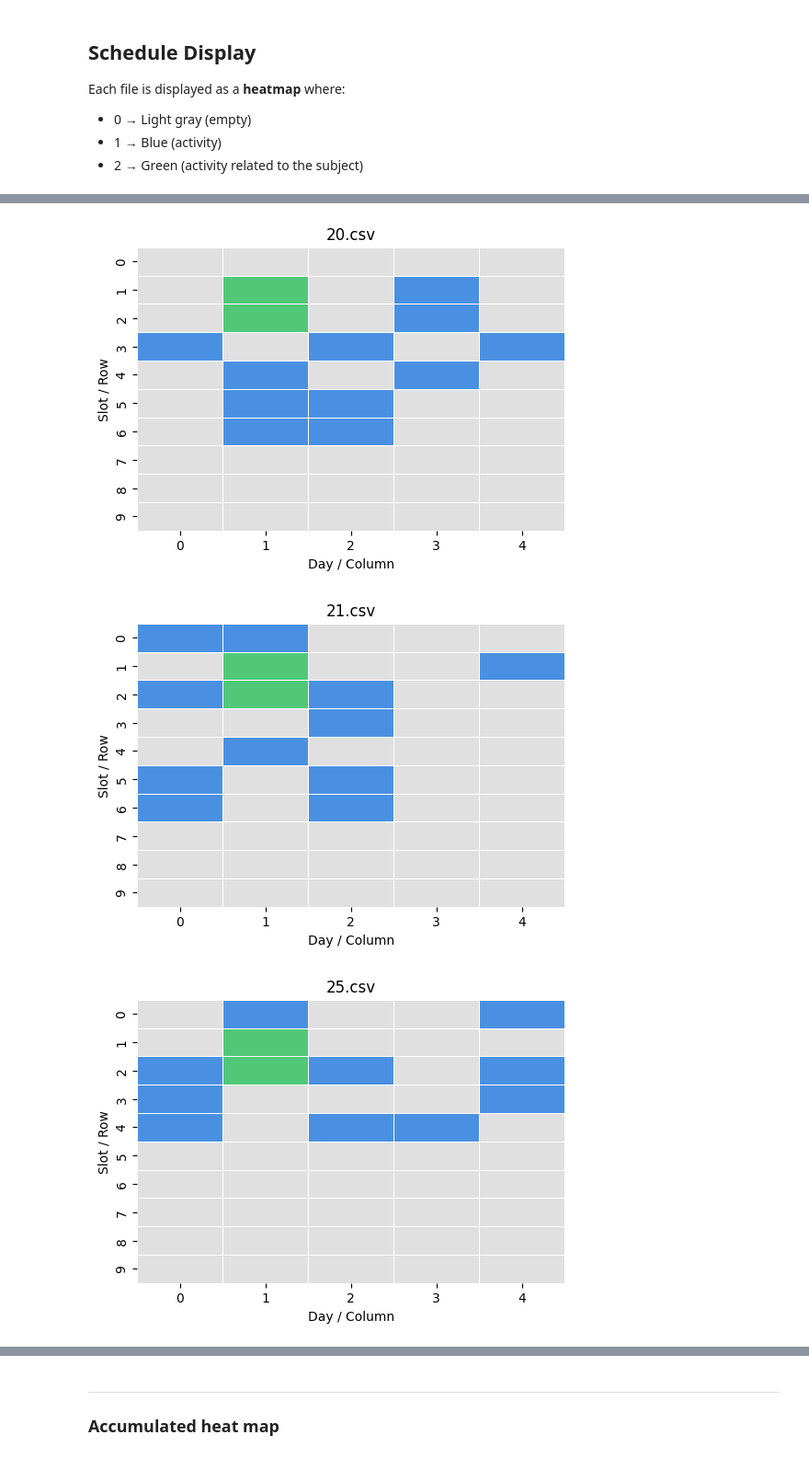
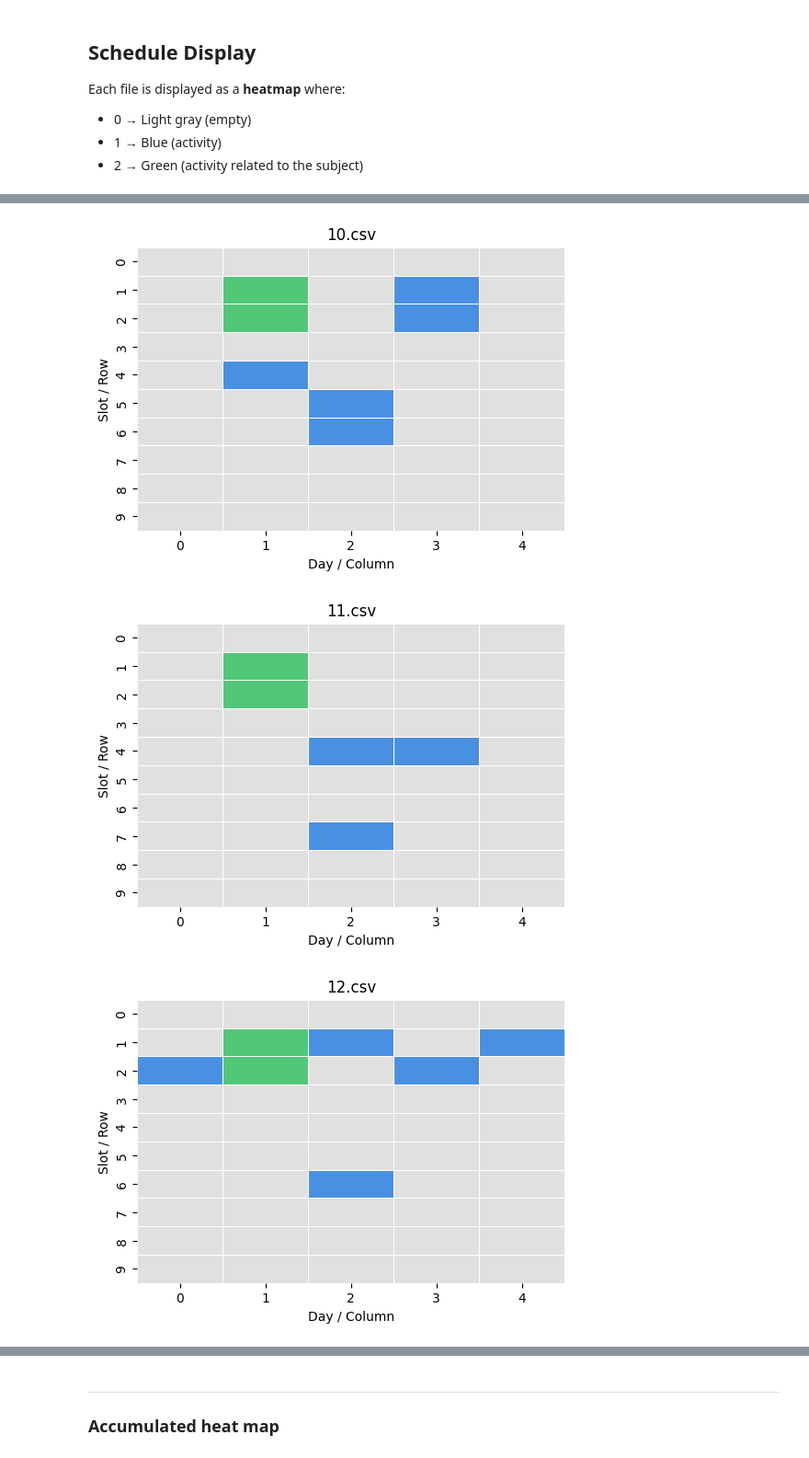
Before and after one commit to Camilu-png/student-assistant-scheduling, a Jupyter notebook: notebooks/schedule_distribution_analysis.ipynb, the cells around one changed output, grey strips where cells are left out. Shown at 92% size. Saved outputs shown, nothing was run; the diff lists cells and outputs as text; code cells hidden in the pictures.

Commit message:
refactor(schedule_distribution_analysis): sort schedules

```diff
--- a/notebooks/schedule_distribution_analysis.ipynb
+++ b/notebooks/schedule_distribution_analysis.ipynb
@@ -74,6 +74,6 @@ def show_schedule(df, titulo=''):
     plt.ylabel('Slot / Row')
     plt.show()
 
-for name, df in schedules.items():
-    show_schedule(df, titulo=name)
+for name in sorted(schedules.keys(), key=lambda x: int(os.path.splitext(x)[0])):
+    show_schedule(schedules[name], titulo=name)
 # %% [output]
@@ -89,6 +89,6 @@ for name, df in schedules.items():
-[figure, old version]
+[figure, new version]
-[figure, old version]
+[figure, new version]
-[figure, old version]
+[figure, new version]
 ... (14 outputs left out)
 # %% [markdown]
 ---
```
Also changed, not shown: parts of 1 cell of this notebook.
